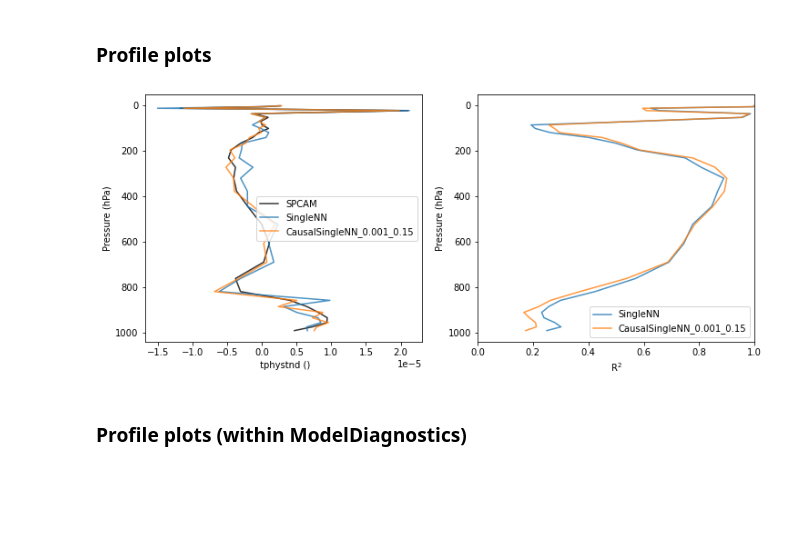
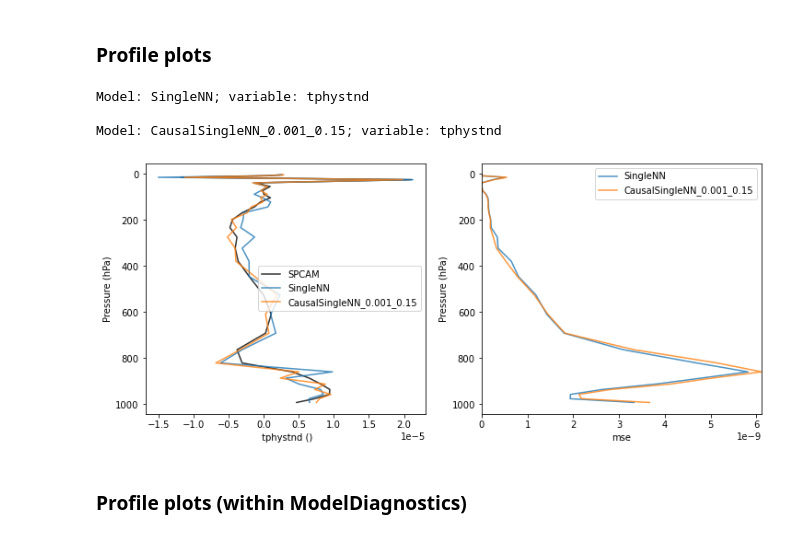
Before and after one commit to EyringMLClimateGroup/iglesias-suarez23jgr_CausalNNCAM, a Jupyter notebook: SingleNNs_Diagnostics.ipynb, the cells around one changed output. Cells and saved outputs as stored; diff of their text form; code cells hidden in the pictures; blank space fills up the shorter version.

```diff
--- a/SingleNNs_Diagnostics.ipynb
+++ b/SingleNNs_Diagnostics.ipynb
@@ -694,16 +837,16 @@ def plot_profiles(
     title='',
     unit='',
     save=False,
-    r2_stat=False,
+    stats=False,
     **kwargs
 ):
 
     P = get_pressure()
 
-    n_cols = [1,2][r2_stat is True]
+    n_cols = [1,2][stats is not False]
     fig    = plt.figure(1, figsize=(12, 5))
     ax1    = plt.subplot(1, n_cols, 1)
-    if r2_stat:
+    if stats is not False:
         ax2  = plt.subplot(1, n_cols, 2)
 
     truth = False
@@ -725,9 +868,9 @@ def plot_profiles(
             alpha=.8,
             **kwargs
         )
-        if r2_stat:
+        if stats is not False:
             ax2.plot(
-                vars_dict[iMod][varname]['r2'],
+                vars_dict[iMod][varname][stats][1],
                 P,
                 label=vars_dict[iMod][varname]['lab'],
                 alpha=.8,
@@ -740,65 +883,77 @@ def plot_profiles(
     ax1.set_ylabel('Pressure (hPa)')
     ax1.legend(loc=0)
 
-    if r2_stat:
+    if stats is not False:
         ax2.invert_yaxis()
-        ax2.set_xlim(0, 1.)
-        ax2.set_xlabel('R$^2$')
+        if stats == 'r2':
+            ax2.set_xlim(0., 1.)
+        elif stats == 'mse':
+            ax2.set_xlim(0., np.max(vars_dict[iMod][varname][stats][1]))
+        ax2.set_xlabel(vars_dict[iMod][varname][stats][0])
         ax2.set_ylabel('Pressure (hPa)')
         ax2.legend(loc=0)
 
+    fig.suptitle(title)
+    if save is not False:
+        Path(save).mkdir(parents=True, exist_ok=True)
+        fig.savefig(f"{save}/{varname}_profile.png")
     plt.show()
 # %%
 models_type = [setup.nn_type,["SingleNN","CausalSingleNN"]][setup.nn_type=='all']
 vars_dict = {}
+statsnm   = 'mse' # 'r2'; 'mse'
 # Get profiles
 for iMod, model_type in enumerate(models_type):
     if model_type == 'SingleNN':
         md = ModelDiagnostics(setup = setup, models=models[model_type])
         vars_dict[model_type] = {}
         for var in models[model_type].keys():
             if var.var.value not in vars_dict[model_type] and var.var.dimensions == 3:
                 print(f'Model: {model_type}; variable: {var.var.value}\n')
                 var_keys = [v for v in models[model_type].keys() if var.var.value in str(v)]
-                truth, pred, r2 = md.get_profiles(var, var_keys, itime='range', nTime=5, r2_stat=True)
+                truth, pred, stats = md.get_profiles(var, var_keys, itime='range', nTime=5, stats=statsnm)
                 vars_dict[model_type][var.var.value] = {
                     'p':pred,
                     't':truth,
-                    'r2':r2,
+                    statsnm:(statsnm,stats),
                     'lab':model_type
                 }
     elif model_type == 'CausalSingleNN':
         for pc_alpha in models[model_type].keys():
             for threshold in models[model_type][pc_alpha].keys():
                 c_model_type = f'{model_type}_{pc_alpha}_{threshold}'
                 vars_dict[c_model_type] = {}
                 md = ModelDiagnostics(setup = setup, models=models[model_type][pc_alpha][threshold])
                 for var in models[model_type][pc_alpha][threshold].keys():
                     if var.var.value not in vars_dict[c_model_type] and var.var.dimensions == 3:
                         print(f'Model: {c_model_type}; variable: {var.var.value}\n')
                         var_keys = [v for v in models[model_type][pc_alpha][threshold].keys() \
                                     if var.var.value in str(v)]
-                        truth, pred, r2 = md.get_profiles(
-                            var, var_keys, itime='range', nTime=5, r2_stat=True
+                        truth, pred, stats = md.get_profiles(
+                            var, var_keys, itime='range', nTime=5, stats=statsnm
                         )
                         vars_dict[f'{c_model_type}'][var.var.value] = {
                             'p':pred,
                             't':truth,
-                            'r2':r2,
+                            statsnm:(statsnm,stats),
                             'lab':c_model_type,
                         }
+
+# Plot profile
+plot_profiles(
+    vars_dict,
+    varname='tphystnd',
+    title='',
+    unit='',
+    save=False,
+#     save='.',
+    stats=statsnm
+)
+# %% [output]
+Model: SingleNN; variable: tphystnd
+
+Model: CausalSingleNN_0.001_0.15; variable: tphystnd
+[figure, added]
-# %%
-# Plot profile
-plot_profiles(
-    vars_dict,
-    varname='tphystnd',
-    title='',
-    unit='',
-    save=False,
-    r2_stat=True
-)
-# %% [output]
-[figure, removed]
 # %% [markdown]
 ### Profile plots (within ModelDiagnostics)
 # %%
```
Also changed, not shown: parts of 15 cells of this notebook.
